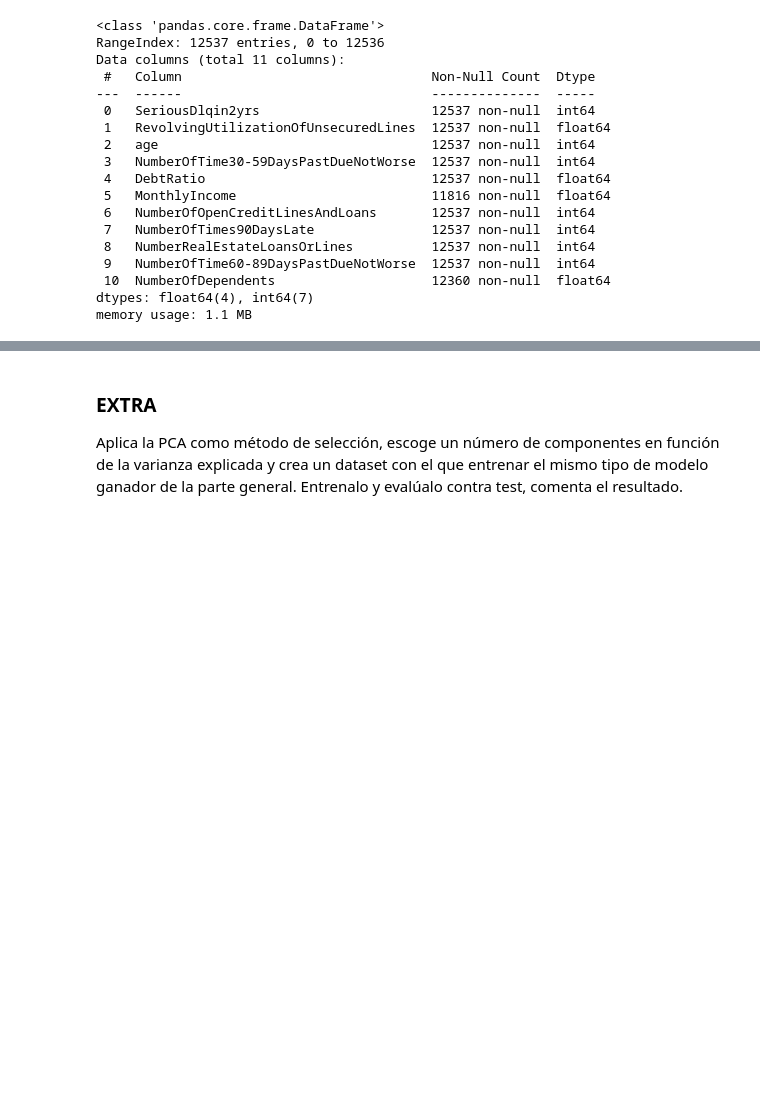
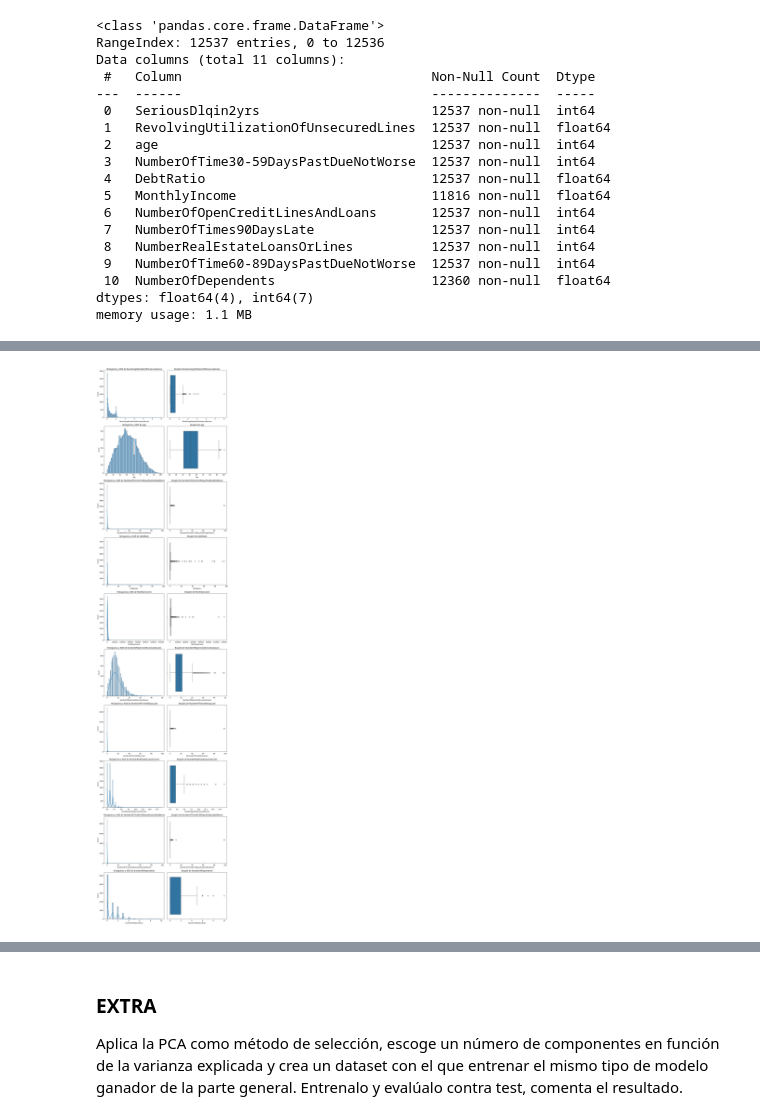
Before and after one commit to mfondevilla/DS-Online-MelaniaFondevilla, a Jupyter notebook: 04_Machine_Learning/Sprint_14/Unidad_02_ML_No_Supervisado_Feature_Selection/03_Practica_Obligatoria/18_Practica_Obligatoria_Feature_Selection.ipynb, the cells around one changed output, grey strips where cells are left out. Saved outputs shown, nothing was run; the diff lists cells and outputs as text; code cells hidden in the pictures; blank space fills up the shorter version.

```diff
--- a/04_Machine_Learning/Sprint_14/Unidad_02_ML_No_Supervisado_Feature_Selection/03_Practica_Obligatoria/18_Practica_Obligatoria_Feature_Selection.ipynb
+++ b/04_Machine_Learning/Sprint_14/Unidad_02_ML_No_Supervisado_Feature_Selection/03_Practica_Obligatoria/18_Practica_Obligatoria_Feature_Selection.ipynb
@@ -213,0 +117,2 @@ Name: count, dtype: int64
+# %%
+train_set, test_set = train_test_split(df, test_size=0.2, random_state=42)
@@ -213,0 +141,4 @@ Name: count, dtype: int64
+# %%
+bt.plot_combined_graphs(train_set, [col for col in train_set.columns if col != target])
+# %% [output]
+[figure, added]
```
Also changed, not shown: parts of 23 cells of this notebook, 1 other file.
